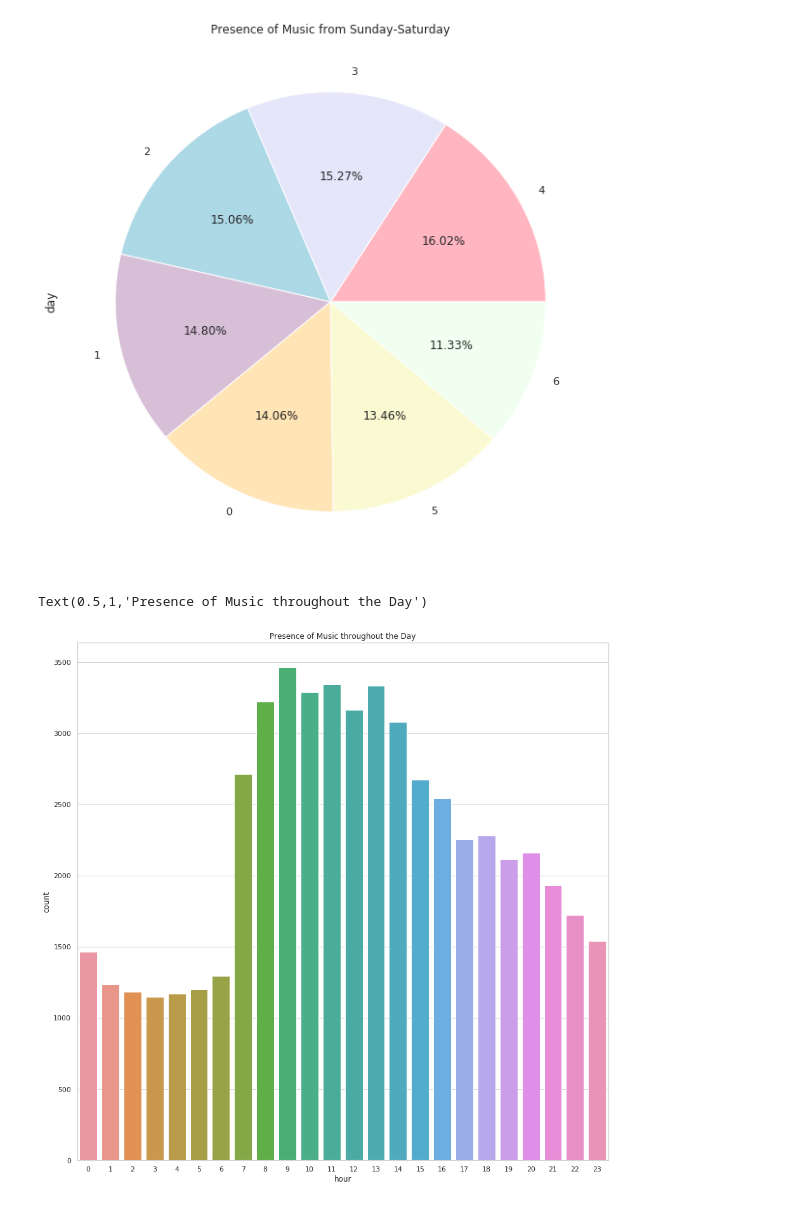
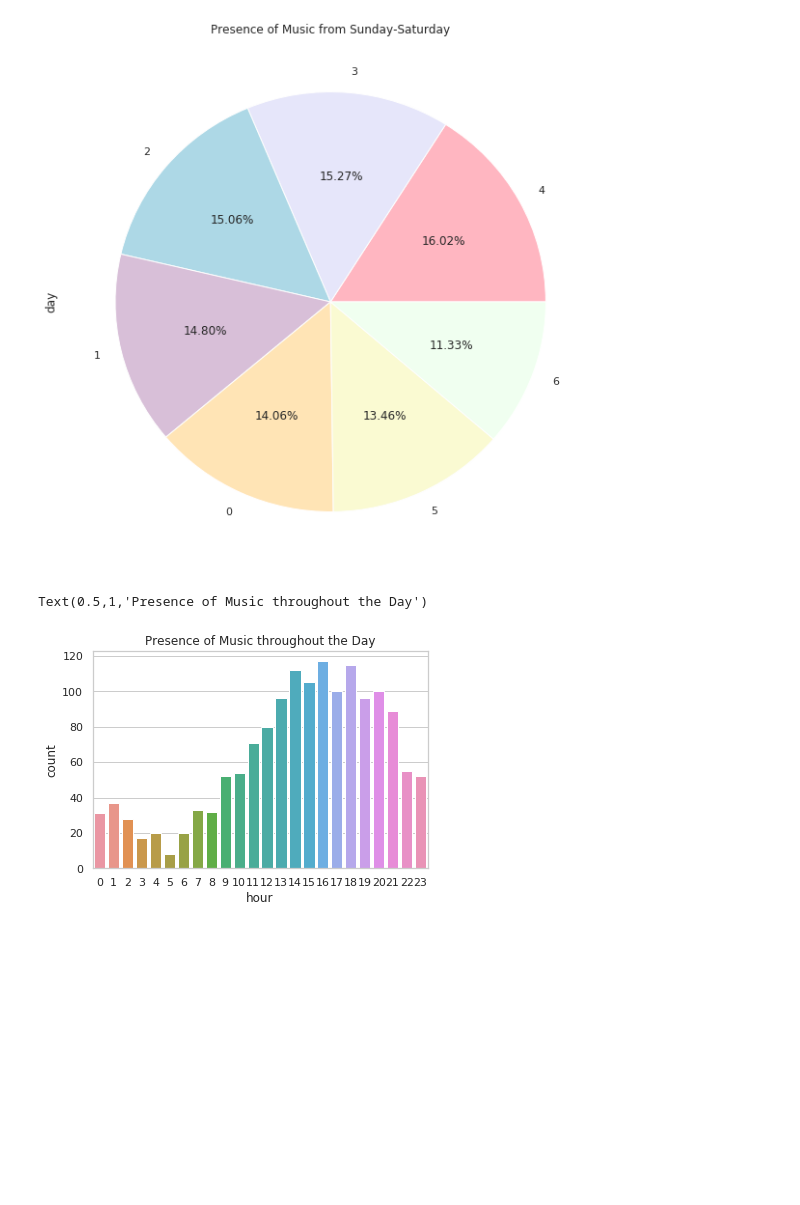
Before and after one commit to daniellehzhao/Music_Sonyc, a Jupyter notebook: music_examples.ipynb, the cells around one changed output. Drawn from its saved outputs; the diff is of its cells as text; code cells hidden in the pictures; blank space fills up the shorter version.

Commit message:
Updated notebook with comments and progress on visualizations

```diff
--- a/music_examples.ipynb
+++ b/music_examples.ipynb
@@ -175,10 +141,13 @@ plt.title('Presence of Music from Sunday-Saturday')
 Text(0.5,1,'Presence of Music from Sunday-Saturday')
 [figure]
 # %%
-plt.figure(figsize=(15,15))
+#plot frequency of music samples throughout the day
+
+df1 = musicdf[musicdf['6_music_presence'] == True]
+
 sns.set(style="whitegrid")
-sns.countplot(x ='hour', data=_df)
+sns.countplot(x ='hour', data=df1)
 plt.title('Presence of Music throughout the Day')
 # %% [output]
 Text(0.5,1,'Presence of Music throughout the Day')
-[figure, old version]
+[figure, new version]
```
Also changed, not shown: parts of 17 cells of this notebook.
